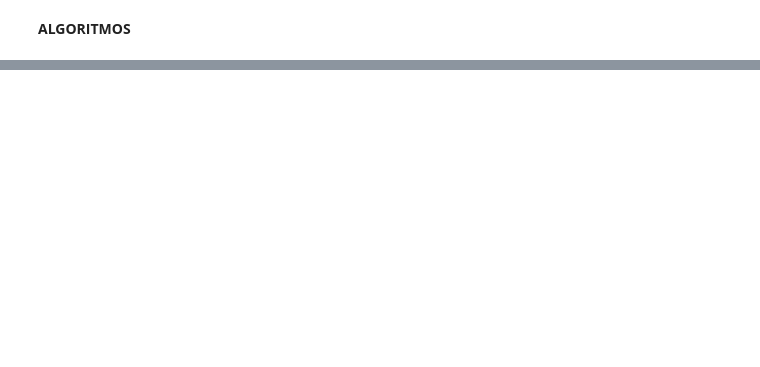
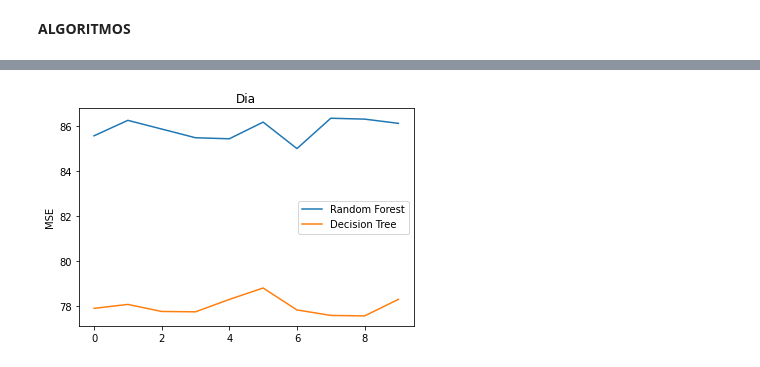
Before and after one commit to VEEB276/Violencia_Dom-stica_Colombia, a Jupyter notebook: Notebook/ViolenciaDomesticaColombia.ipynb, the cells around one changed output, grey strips where cells are left out. Cells and saved outputs as stored; diff of their text form; code cells hidden in the pictures; blank space fills up the shorter version.

```diff
--- a/Notebook/ViolenciaDomesticaColombia.ipynb
+++ b/Notebook/ViolenciaDomesticaColombia.ipynb
@@ -493,0 +502,17 @@ Text(0.5, 1.0, 'RandomForest')
+# %%
+model1 = RandomForestRegressor(n_estimators=10)
+model2 = DecisionTreeRegressor(max_depth=8)
+X = data.iloc[:,[0,1,2,3,4,5,6]]
+#print(X)
+y_r = data.iloc[:,[8]]
+y_r2 = data.iloc[:,[6]]
+y_r3 = data.iloc[:,[7]]
+# %%
+Xtr, Xts, ytr, yts = train_test_split(X,y_r, test_size=.2)
+m1s_yr = cross_val_score(model1, Xtr, ytr, cv=KFold(10, shuffle=True), scoring=make_scorer(mean_squared_error))
+m2s_yr = cross_val_score(model2, Xtr, ytr, cv=KFold(10, shuffle=True), scoring=make_scorer(mean_squared_error))
+
+
+Xtr, Xts, ytr, yts = train_test_split(X,y_r3, test_size=.2)
+m1s_yr3 = cross_val_score(model1, Xtr, ytr, cv=KFold(10, shuffle=True), scoring=make_scorer(mean_squared_error))
+m2s_yr3 = cross_val_score(model2, Xtr, ytr, cv=KFold(10, shuffle=True), scoring=make_scorer(mean_squared_error))
@@ -493,0 +537,9 @@ Text(0.5, 1.0, 'RandomForest')
+# %%
+plt.plot(m1s_yr,label="Random Forest")
+plt.plot(m2s_yr,label="Decision Tree")
+plt.ylabel("MSE") #Error cuadratico medio
+plt.title("Dia")
+plt.legend()
+plt.show()
+# %% [output]
+[figure, added]
```
Also changed, not shown: parts of 25 cells of this notebook, 1 other file.
